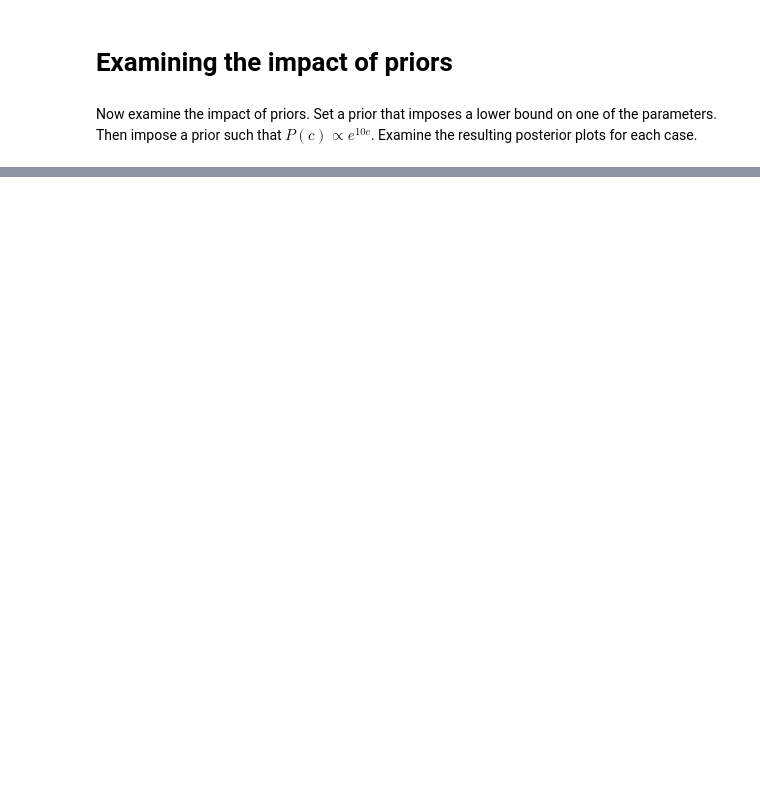
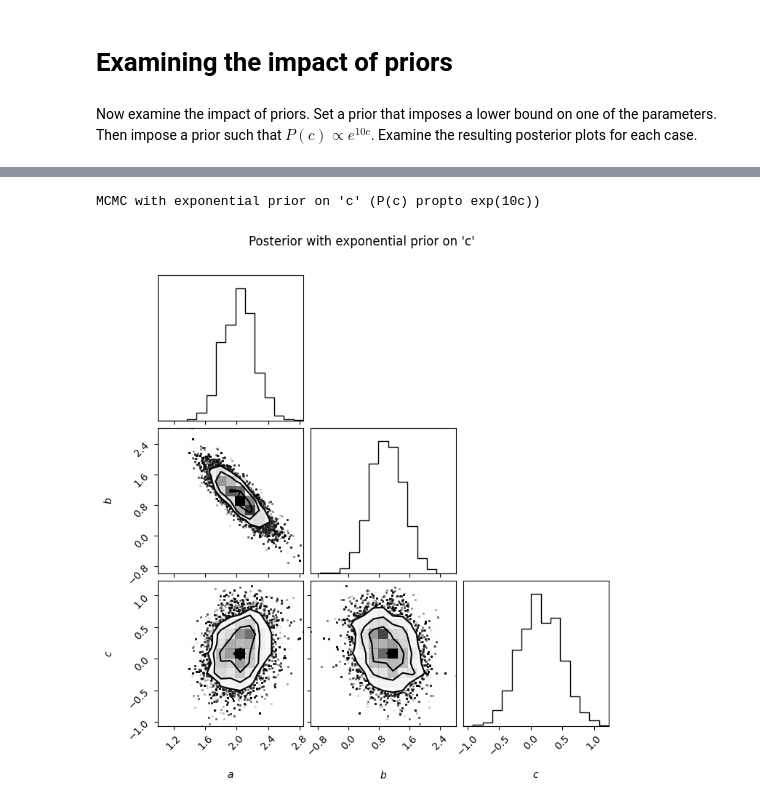
Before and after one commit to genaiwithshubham/machine-learning-practice, a Jupyter notebook: courseInfosysNotebookFinal2025.ipynb, the cells around one changed output, grey strips where cells are left out. Saved outputs shown, nothing was run; the diff lists cells and outputs as text; code cells hidden in the pictures; blank space fills up the shorter version.

```diff
--- a/courseInfosysNotebookFinal2025.ipynb
+++ b/courseInfosysNotebookFinal2025.ipynb
@@ -453,3 +478,30 @@ fig = corner.corner(
 # Examining the impact of priors
 # %% [markdown]
 Now examine the impact of priors. Set a prior that imposes a lower bound on one of the parameters.  Then impose a prior such that $P(c) \propto e^{10 c}$. Examine the resulting posterior plots for each case.
+# %%
+def f2(x,m,c, s):
+  f2 = m*x + c + s*numpy.sin(5.*x)
+  return f2
+
+def loglikelihood2(vals):
+  loglike2 = numpy.sum(-(yarray - f2(xarray, vals[0], vals[1], vals[2]))**2./(2.*yarrayError**2.))
+  return loglike2
+
+def logposterior_lower_bound(vals):
+  a, b, c = vals
+  if a < 0:
+    return -numpy.inf
+  return loglikelihood2(vals)
+
+print("MCMC with lower bound prior on 'a' (a >= 0)")
+parameters = numpy.array([1.,1.,1.])
+stepnumber = 100000
+sigmas = numpy.array([0.1,0.1,0.1])
+chain_lower_bound, logProb_lower_bound = MCMC(parameters, stepnumber, logposterior_lower_bound, sigmas)
+
+import corner
+fig = corner.corner(
+    chain_lower_bound, bins=15, labels=["$a$", "$b$","$c$"]
+)
+plt.suptitle("Posterior with lower bound prior on 'a'", y=1.02)
+plt.show()
@@ -455,0 +513,21 @@ Now examine the impact of priors. Set a prior that imposes a lower bound on one
+# %%
+def logposterior_exponential_prior(vals):
+  a, b, c = vals
+  log_prior_c = 10 * c
+  return loglikelihood2(vals) + log_prior_c
+
+
+print("\nMCMC with exponential prior on 'c' (P(c) propto exp(10c))")
+parameters = numpy.array([1.,1.,1.])
+stepnumber = 100000
+sigmas = numpy.array([0.1,0.1,0.1])
+chain_exp_prior, logProb_exp_prior = MCMC(parameters, stepnumber, logposterior_exponential_prior, sigmas)
+
+fig = corner.corner(
+    chain_exp_prior, bins=15, labels=["$a$", "$b$","$c$"]
+)
+plt.suptitle("Posterior with exponential prior on 'c'", y=1.02)
+plt.show()
+# %% [output]
+MCMC with exponential prior on 'c' (P(c) propto exp(10c))
+[figure, added]
```
Also changed, not shown: parts of 4 cells of this notebook.
